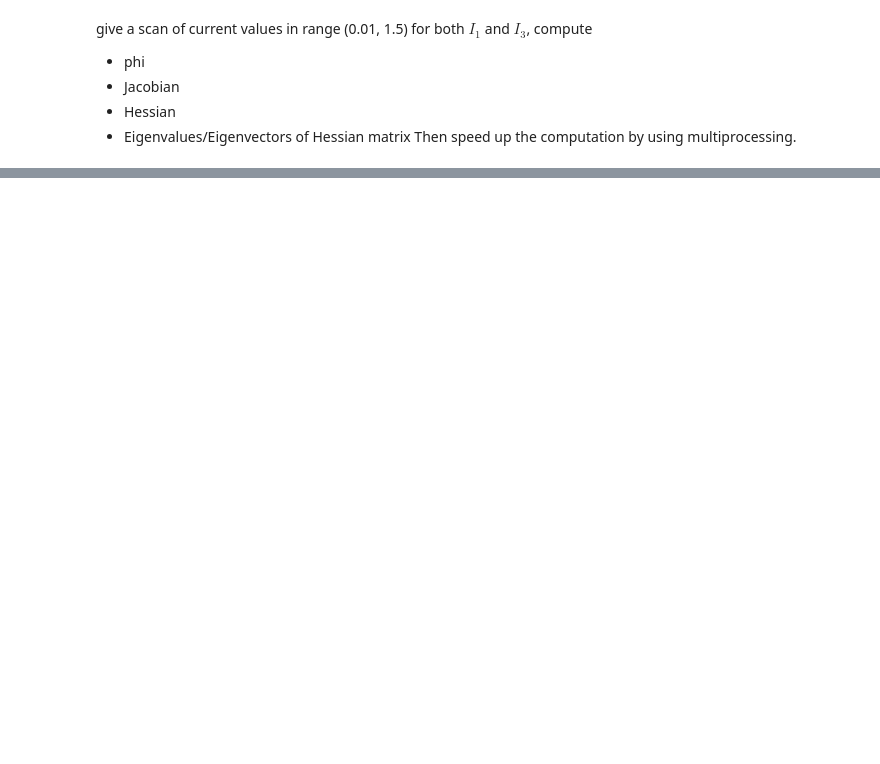
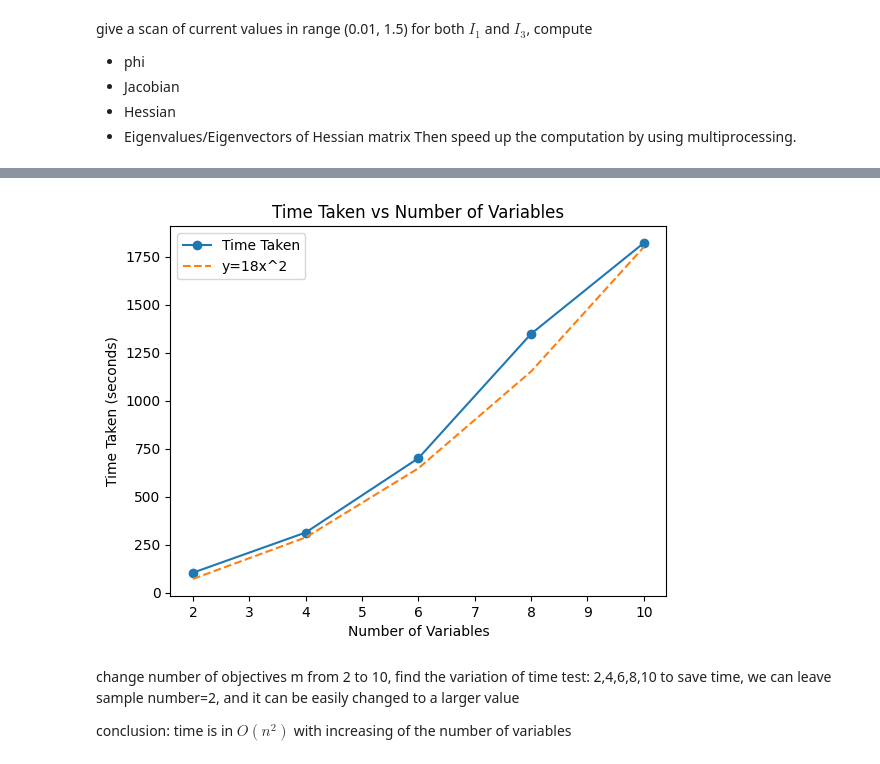
Before and after one commit to Louis-26/FELsim, a Jupyter notebook: experiment/step_2/SOBOL_scan.ipynb, the cells around one changed output, grey strips where cells are left out. Drawn from its saved outputs; the diff is of its cells as text; code cells hidden in the pictures; blank space fills up the shorter version.

Commit message:
finish generalization of current values and objectives

```diff
--- a/experiment/step_2/SOBOL_scan.ipynb
+++ b/experiment/step_2/SOBOL_scan.ipynb
@@ -169,0 +357,29 @@ Time taken without multiprocessing: 5853.9137 seconds
+# %%
+# toy example
+print(tunable_current[10])
+A_VARS_test = deepcopy(A_VARS)
+A_OBJ_test = {
+    40: [{"measure": ["x", "alpha"], "goal": 0.0, "weight": 1.0}],
+    42: [{"measure": ["y", "alpha"], "goal": 0.0, "weight": 1.0}],
+}
+
+
+def prepare_A_VARS(num_current, tunable_current):
+    A_VARS_test = {}
+    for i in range(num_current):
+        if i==0:
+            A_VARS_test[tunable_current[i]] = ["I", "current", lambda x: x]
+        else:
+            A_VARS_test[tunable_current[i]] = ["I"+str(i+1), "current", lambda x: x]
+    return A_VARS_test
+sample_num=1
+time_arr=[]
+for j in range(2,11,2):
+# for j in [4]:
+    A_VARS_test = prepare_A_VARS(j, tunable_current)
+    print(f"Number of variables: {j}, Current positions: {list(A_VARS_test.keys())}, {A_VARS_test}")
+    A_OBJ_test = {
+        40: [{"measure": ["x", "alpha"], "goal": 0.0, "weight": 1.0}],
+        42: [{"measure": ["y", "alpha"], "goal": 0.0, "weight": 1.0}],
+    }
+    time_arr.append(total_scan_execution(A_VARS_test, A_OBJ_test, sample_num)[-1])
@@ -169,0 +404,20 @@ Time taken without multiprocessing: 5853.9137 seconds
+# %%
+# plot the time curve
+# attach y=x^2
+import matplotlib.pyplot as plt
+
+plt.plot(range(2,11,2), time_arr, marker='o')
+plt.plot(range(2,11,2), [18*x**2 for x in range(2,11,2)], linestyle='--')
+plt.xlabel('Number of Variables')
+plt.ylabel('Time Taken (seconds)')
+plt.legend(['Time Taken', 'y=18x^2'])
+plt.title('Time Taken vs Number of Variables')
+plt.show()
+# %% [output]
+[figure, added]
+# %% [markdown]
+change number of objectives m from 2 to 10, find the variation of time
+test: 2,4,6,8,10
+to save time, we can leave sample number=2, and it can be easily changed to a larger value
+
+conclusion: time is in $O(n^2)$ with increasing of the number of variables
```
Also changed, not shown: parts of 15 cells of this notebook, 3 other files.
